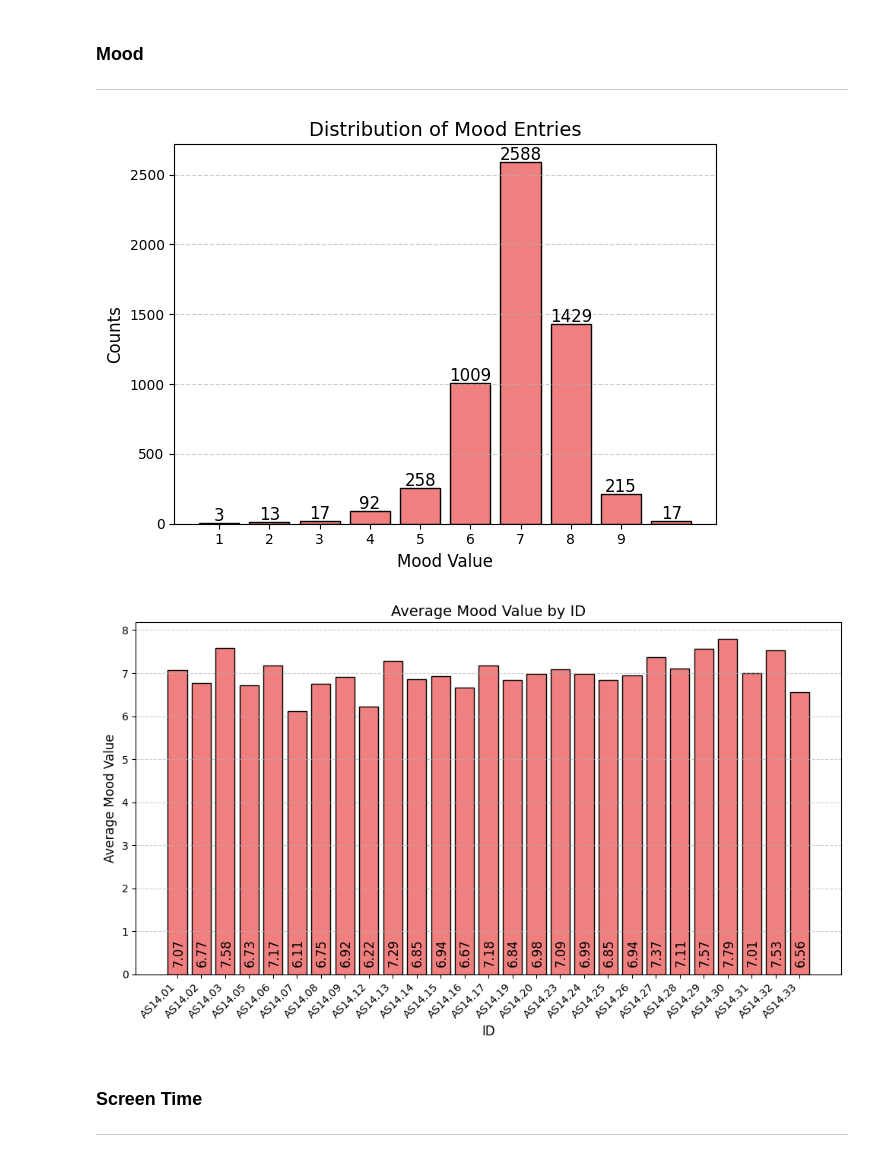
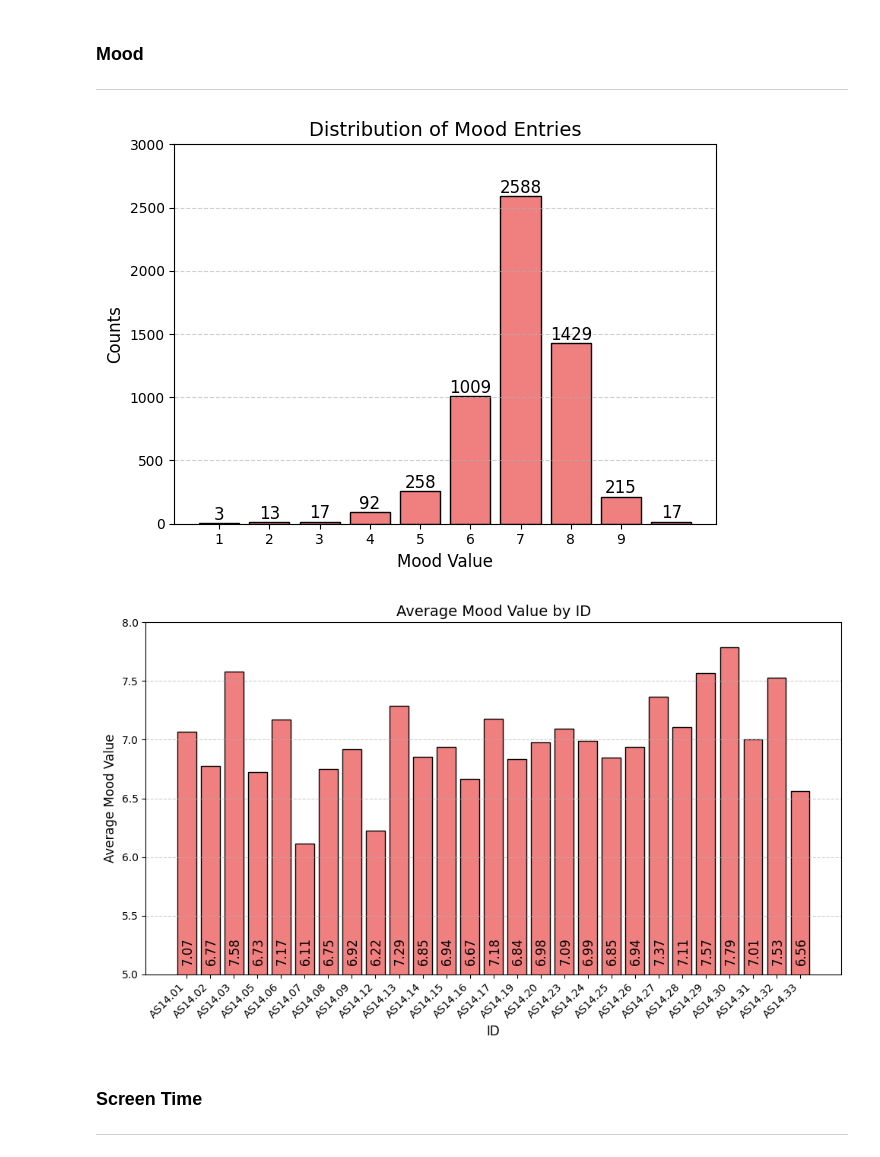
Before and after one commit to DawnOfTyme/DataMining, a Jupyter notebook: assignment_1.ipynb, the cells around one changed output. Saved outputs shown, nothing was run; the diff lists cells and outputs as text; code cells hidden in the pictures.

```diff
--- a/assignment_1.ipynb
+++ b/assignment_1.ipynb
@@ -115,16 +123,18 @@ plt.figure(figsize=(10, 6))
 plt.title('Number of Measurements by Variable', fontsize=14)
 bars = plt.bar(variable_entry_counts.index, variable_entry_counts.values, color='skyblue', edgecolor='black')
 
-# for bar, count in zip(bars, variable_entry_counts.values):
-#     plt.text(
-#         bar.get_x() + bar.get_width() / 2 + 0.05,
-#         750,
-#         str(count),
-#         rotation=90,
-#         ha='center',
-#         # color='white',
-#         fontsize=12
-#     )
+plt.ylim(0, 120_000)
+
+for bar, count in zip(bars, variable_entry_counts.values):
+    plt.text(
+        bar.get_x() + bar.get_width() / 2 + 0.05,
+        count + 2500,
+        str(count),
+        rotation=90,
+        ha='center',
+        # color='white',
+        fontsize=12
+    )
 
 plt.xlabel('Variable', fontsize=12)
 plt.ylabel('#Measurements', fontsize=12)
@@ -166,49 +176,57 @@ bars = plt.bar(mood_value_counts.index, mood_value_counts.values, color='lightco
 
 # counts on top of bars
 for bar, count in zip(bars, mood_value_counts):
-    plt.text(bar.get_x() + bar.get_width() / 2, count + 15, str(count), ha='center', fontsize=12)
+    plt.text(
+        bar.get_x() + bar.get_width() / 2,
+        count + 25,
+        str(count),
+        ha='center',
+        fontsize=12
+    )
 
 
 # styling
 plt.title('Distribution of Mood Entries', fontsize=14)
 plt.xticks(np.arange(1, 10, 1))
 plt.xlabel('Mood Value', fontsize=12)
+plt.ylim(0, 3000)
 plt.ylabel('Counts', fontsize=12)
 plt.grid(axis='y', linestyle='--', alpha=0.6)
 plt.tight_layout()
 
 plt.show()
 # %% [output]
-[figure, old version]
+[figure, new version]
 # %%
 # get the average mood value per participant
 mood_avg = mood_entries.groupby('id')['value'].mean()
 
 plt.figure(figsize=(10, 6))
 plt.title('Average Mood Value by ID', fontsize=14)
+plt.ylim(5, 8)
+
 bars = plt.bar(mood_avg.index, mood_avg.values, color='lightcoral', edgecolor='black')
 
 # counts on top of bars
 for bar, count in zip(bars, mood_avg.values):
     # plt.text(bar.get_x() + bar.get_width() / 2, count + 0.1, f'{count:.2f}', ha='center', fontsize=12)
     plt.text(
         bar.get_x() + bar.get_width() / 2 + 0.05,
-        0.25,
+        5.1,
         f'{count:.2f}',
         rotation=90,
         ha='center',
         fontsize=12
     )
 
 # styling
 plt.xlabel('ID', fontsize=12)
 plt.ylabel('Average Mood Value', fontsize=12)
 plt.xticks(rotation=45, ha='right')
 plt.grid(axis='y', linestyle='--', alpha=0.6)
 plt.tight_layout()
-plt.show()
 # %% [output]
-[figure, old version]
+[figure, new version]
 # %% [markdown]
 ### **Screen Time**
 
```
Also changed, not shown: parts of 33 cells of this notebook, 1 other file.
